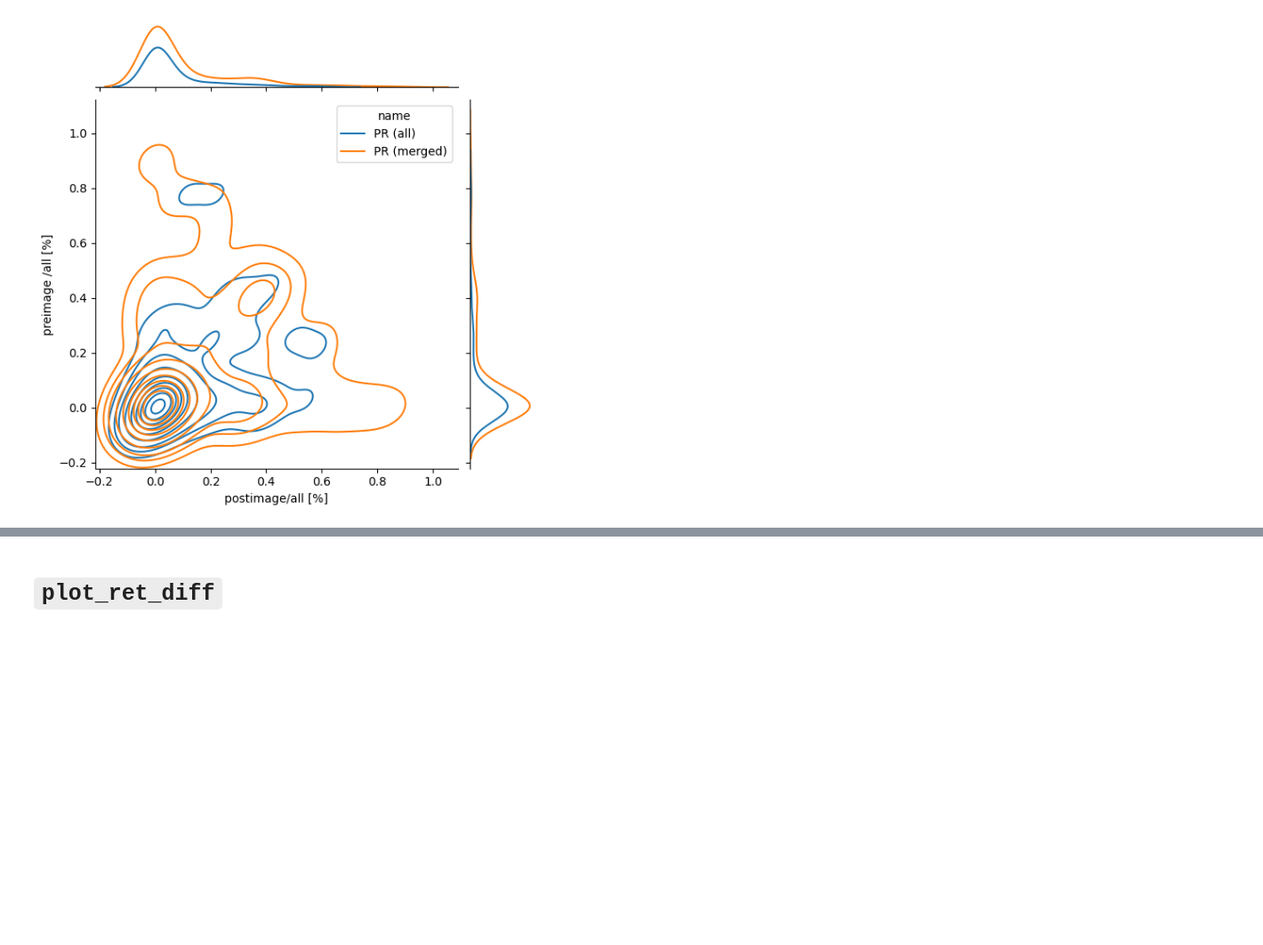
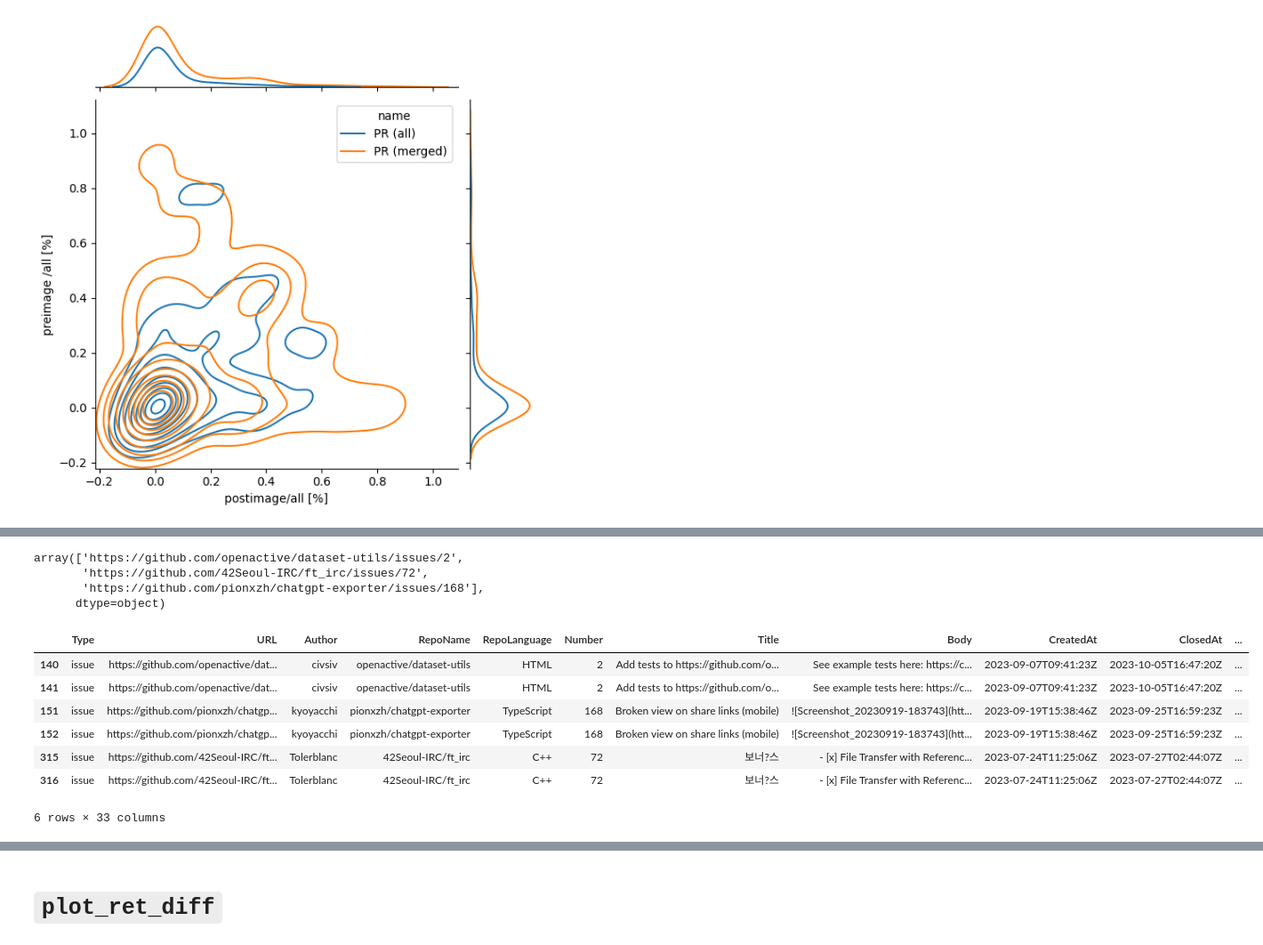
Before and after one commit to ncusi/MSR_Challenge_2024, a Jupyter notebook: notebooks/compare.ipynb, the cells around one changed output, grey strips where cells are left out. Shown at 89% size. Saved outputs shown, nothing was run; the diff lists cells and outputs as text; code cells hidden in the pictures; blank space fills up the shorter version.

```diff
--- a/notebooks/compare.ipynb
+++ b/notebooks/compare.ipynb
@@ -495,0 +589,3 @@ plot_ret_all({'PR (all)': ret_fragments_pr_all, 'PR (merged)': ret_fragments_pr}
+# %%
+s_url = df_issue['URL'].value_counts()
+s_url
@@ -495,0 +606,19 @@ plot_ret_all({'PR (all)': ret_fragments_pr_all, 'PR (merged)': ret_fragments_pr}
+# %%
+dup_urls_list = s_url[s_url > 1].index.values
+dup_urls_list
+# %% [output]
+array(['https://github.com/openactive/dataset-utils/issues/2',
+       'https://github.com/42Seoul-IRC/ft_irc/issues/72',
+       'https://github.com/pionxzh/chatgpt-exporter/issues/168'],
+      dtype=object)
+# %%
+df_issue[df_issue['URL'].isin(dup_urls_list)]
+# %% [output]
+|  | Type | URL | Author | RepoName | RepoLanguage | Number | Title | Body | CreatedAt | ClosedAt | ... |
+| 140 | issue | https://github.com/openactive/dat... | civsiv | openactive/dataset-utils | HTML | 2 | Add tests to https://github.com/o... | See example tests here: https://c... | 2023-09-07T09:41:23Z | 2023-10-05T16:47:20Z | ... |
+| 141 | issue | https://github.com/openactive/dat... | civsiv | openactive/dataset-utils | HTML | 2 | Add tests to https://github.com/o... | See example tests here: https://c... | 2023-09-07T09:41:23Z | 2023-10-05T16:47:20Z | ... |
+| 151 | issue | https://github.com/pionxzh/chatgp... | kyoyacchi | pionxzh/chatgpt-exporter | TypeScript | 168 | Broken view on share links (mobile) | ![Screenshot_20230919-183743](htt... | 2023-09-19T15:38:46Z | 2023-09-25T16:59:23Z | ... |
+| 152 | issue | https://github.com/pionxzh/chatgp... | kyoyacchi | pionxzh/chatgpt-exporter | TypeScript | 168 | Broken view on share links (mobile) | ![Screenshot_20230919-183743](htt... | 2023-09-19T15:38:46Z | 2023-09-25T16:59:23Z | ... |
+| 315 | issue | https://github.com/42Seoul-IRC/ft... | Tolerblanc | 42Seoul-IRC/ft_irc | C++ | 72 | 보너?스 | - [x] File Transfer with Referenc... | 2023-07-24T11:25:06Z | 2023-07-27T02:44:07Z | ... |
+| 316 | issue | https://github.com/42Seoul-IRC/ft... | Tolerblanc | 42Seoul-IRC/ft_irc | C++ | 72 | 보너?스 | - [x] File Transfer with Referenc... | 2023-07-24T11:25:06Z | 2023-07-27T02:44:07Z | ... |
+6 rows × 33 columns
```
Also changed, not shown: parts of 25 cells of this notebook.
